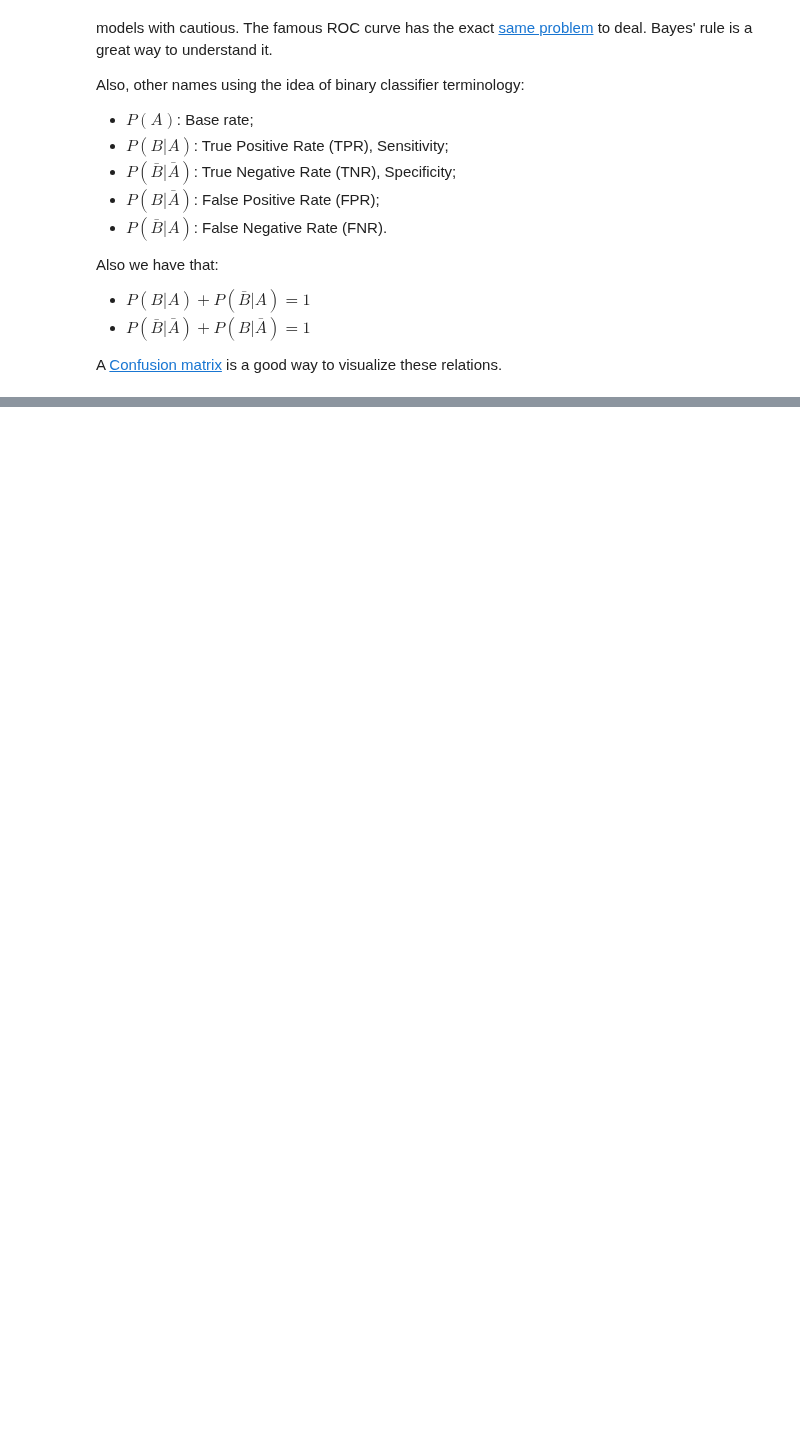
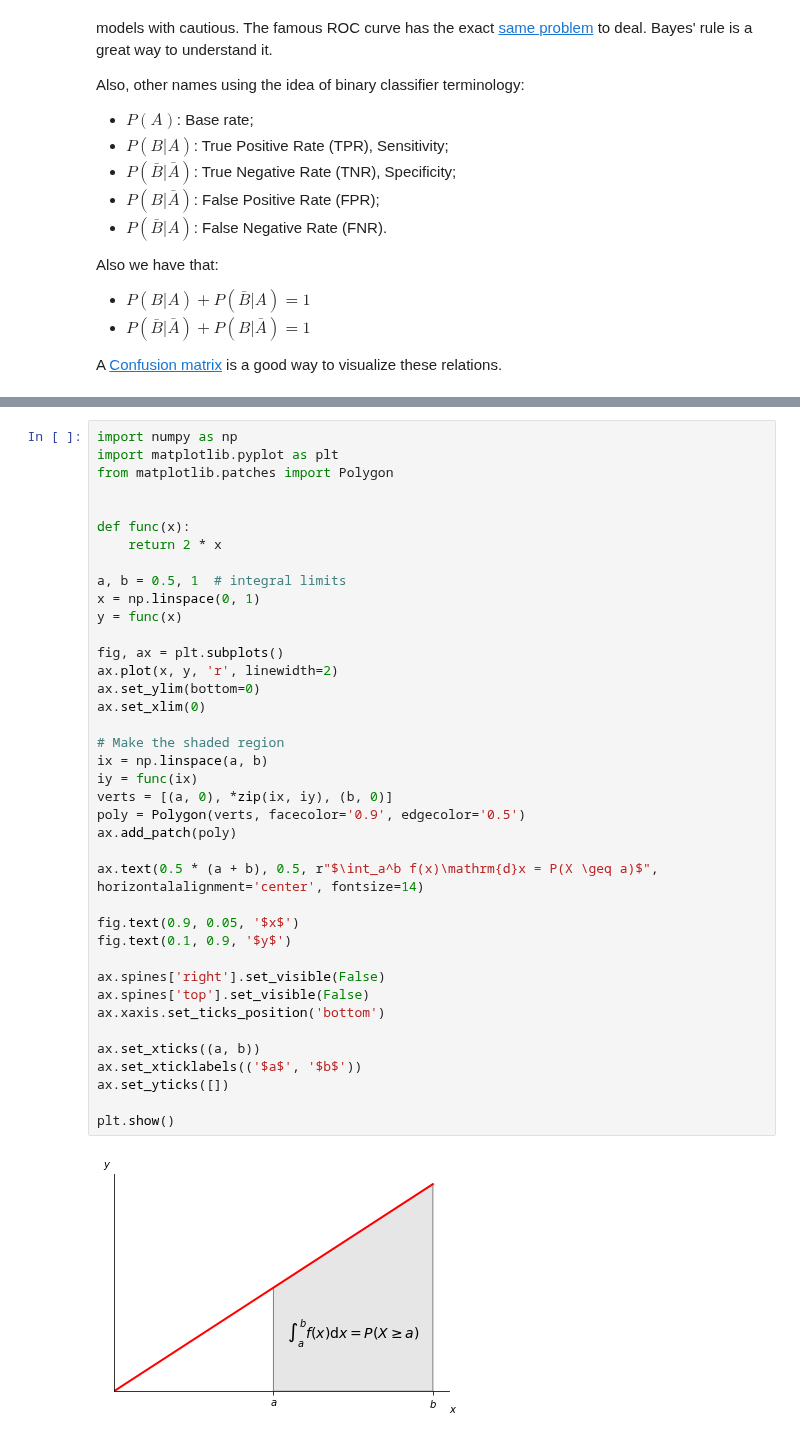
Before and after one commit to brenoslivio/Statistics-Python, a Jupyter notebook: 2-ProbabilityTheory/2_ProbabilityTheory.ipynb, the cells around one changed output, grey strips where cells are left out. Saved outputs shown, nothing was run; the diff lists cells and outputs as text; blank space fills up the shorter version.

```diff
--- a/2-ProbabilityTheory/2_ProbabilityTheory.ipynb
+++ b/2-ProbabilityTheory/2_ProbabilityTheory.ipynb
@@ -370,0 +436,41 @@ A [Confusion matrix](https://en.wikipedia.org/wiki/Confusion_matrix) is a good w
+# %%
+import numpy as np
+import matplotlib.pyplot as plt
+from matplotlib.patches import Polygon
+
+
+def func(x):
+    return 2 * x
+
+a, b = 0.5, 1  # integral limits
+x = np.linspace(0, 1)
+y = func(x)
+
+fig, ax = plt.subplots()
+ax.plot(x, y, 'r', linewidth=2)
+ax.set_ylim(bottom=0)
+ax.set_xlim(0)
+
+# Make the shaded region
+ix = np.linspace(a, b)
+iy = func(ix)
+verts = [(a, 0), *zip(ix, iy), (b, 0)]
+poly = Polygon(verts, facecolor='0.9', edgecolor='0.5')
+ax.add_patch(poly)
+
+ax.text(0.5 * (a + b), 0.5, r"$\int_a^b f(x)\mathrm{d}x = P(X \geq a)$", horizontalalignment='center', fontsize=14)
+
+fig.text(0.9, 0.05, '$x$')
+fig.text(0.1, 0.9, '$y$')
+
+ax.spines['right'].set_visible(False)
+ax.spines['top'].set_visible(False)
+ax.xaxis.set_ticks_position('bottom')
+
+ax.set_xticks((a, b))
+ax.set_xticklabels(('$a$', '$b$'))
+ax.set_yticks([])
+
+plt.show()
+# %% [output]
+[figure, added]
```
Also changed, not shown: parts of 16 cells of this notebook.
